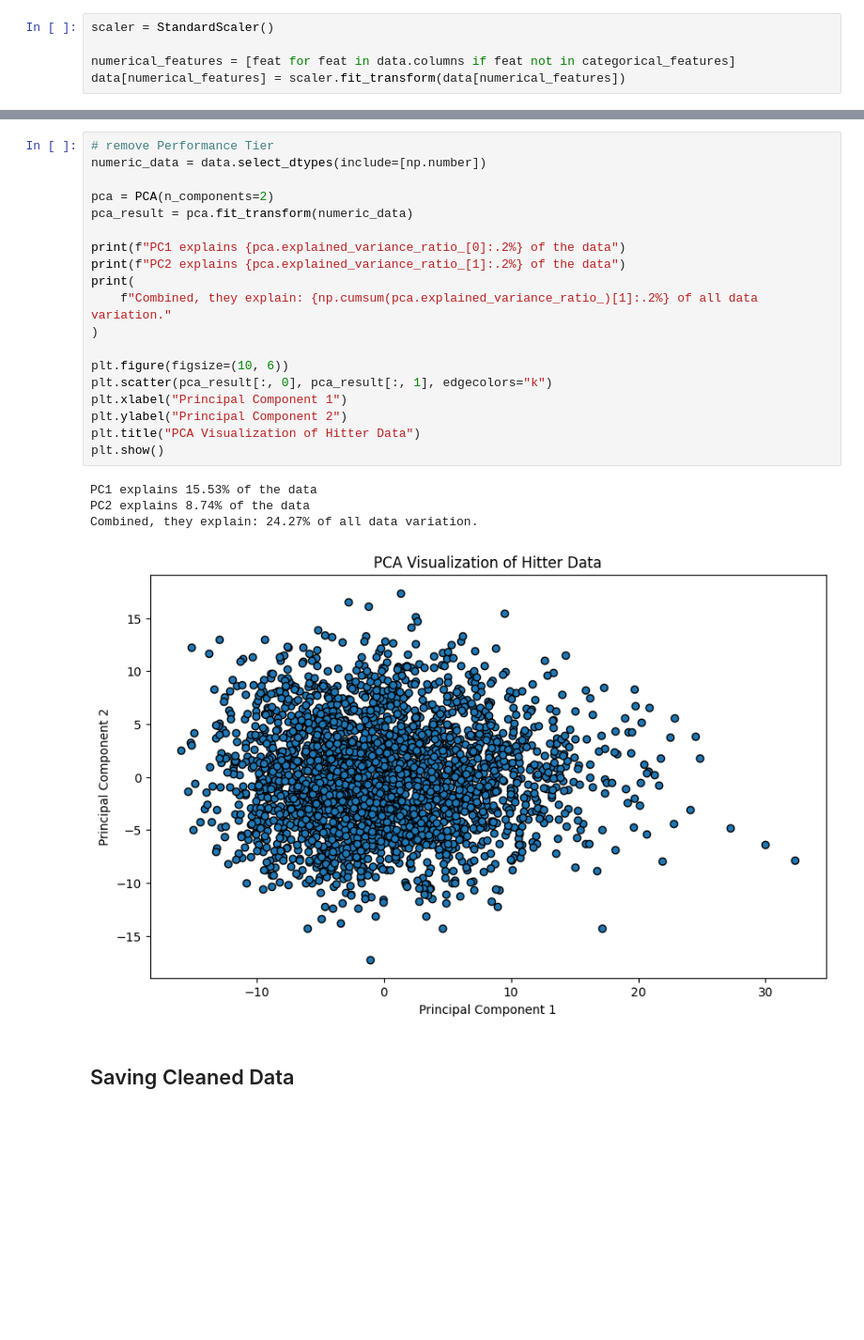
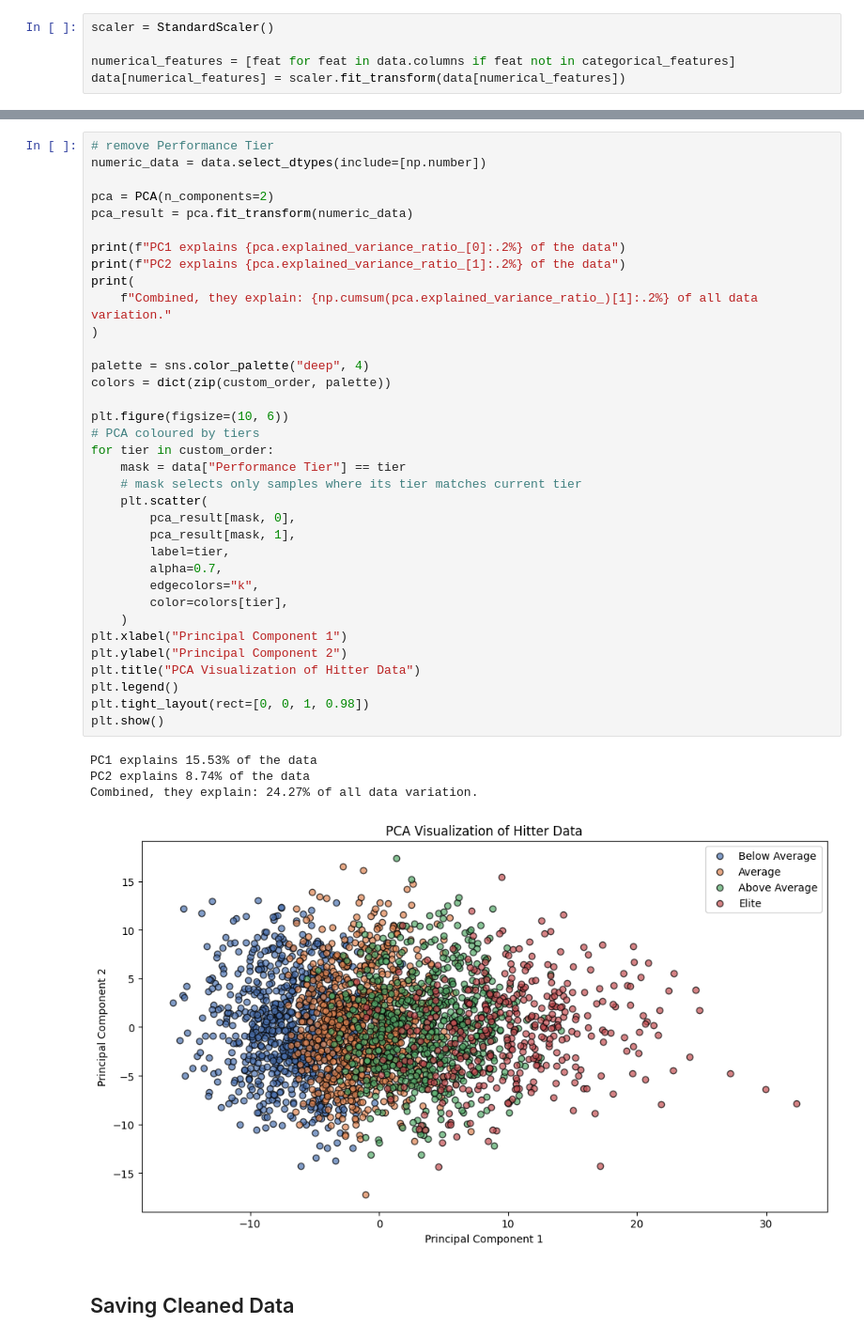
Before and after one commit to ichiro-wang/mlb-batting-analysis, a Jupyter notebook: notebooks/eda_and_preprocess.ipynb, the cells around one changed output, grey strips where cells are left out. Shown at 94% size. Cells and saved outputs as stored; diff of their text form; blank space fills up the shorter version.

```diff
--- a/notebooks/eda_and_preprocess.ipynb
+++ b/notebooks/eda_and_preprocess.ipynb
@@ -444,27 +491,43 @@ Our dataset has high dimensionality, so we try running PCA on it.
 # %%
 # remove Performance Tier
 numeric_data = data.select_dtypes(include=[np.number])
 
 pca = PCA(n_components=2)
 pca_result = pca.fit_transform(numeric_data)
 
 print(f"PC1 explains {pca.explained_variance_ratio_[0]:.2%} of the data")
 print(f"PC2 explains {pca.explained_variance_ratio_[1]:.2%} of the data")
 print(
     f"Combined, they explain: {np.cumsum(pca.explained_variance_ratio_)[1]:.2%} of all data variation."
 )
 
+palette = sns.color_palette("deep", 4)
+colors = dict(zip(custom_order, palette))
+
 plt.figure(figsize=(10, 6))
-plt.scatter(pca_result[:, 0], pca_result[:, 1], edgecolors="k")
+# PCA coloured by tiers
+for tier in custom_order:
+    mask = data["Performance Tier"] == tier
+    # mask selects only samples where its tier matches current tier
+    plt.scatter(
+        pca_result[mask, 0],
+        pca_result[mask, 1],
+        label=tier,
+        alpha=0.7,
+        edgecolors="k",
+        color=colors[tier],
+    )
 plt.xlabel("Principal Component 1")
 plt.ylabel("Principal Component 2")
 plt.title("PCA Visualization of Hitter Data")
+plt.legend()
+plt.tight_layout(rect=[0, 0, 1, 0.98])
 plt.show()
 # %% [output]
 PC1 explains 15.53% of the data
 PC2 explains 8.74% of the data
 Combined, they explain: 24.27% of all data variation.
-[figure, old version]
+[figure, new version]
 # %% [markdown]
 ## Saving Cleaned Data
 # %%
```
Also changed, not shown: parts of 8 cells of this notebook.
